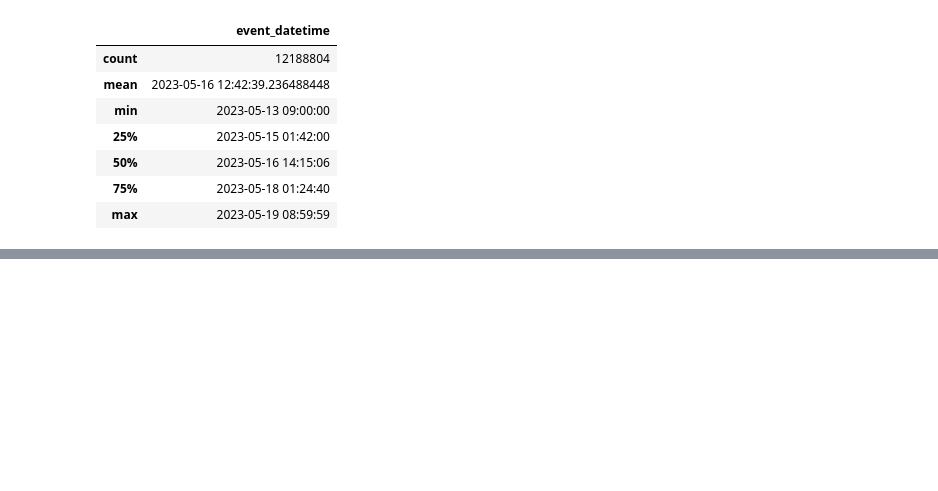
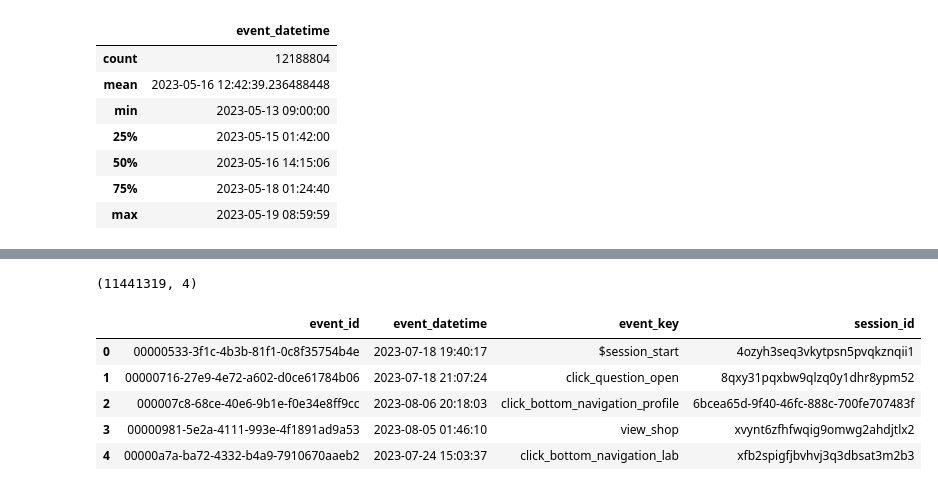
Before and after one commit to seung127/codeit_project, a Jupyter notebook: codeit-project-docker/notebooks/convert_parquet.ipynb, the cells around one changed output, grey strips where cells are left out. Cells and saved outputs as stored; diff of their text form; code cells hidden in the pictures; blank space fills up the shorter version.

```diff
--- a/codeit-project-docker/notebooks/convert_parquet.ipynb
+++ b/codeit-project-docker/notebooks/convert_parquet.ipynb
@@ -177,0 +311,19 @@ df_230512_test.describe()
+# %%
+# session_id 소문자로 바꾸기
+hackle_events_df['session_id'] = hackle_events_df['session_id'].str.lower()
+# %%
+# 필요없는 컬럼 날리기
+hackle_events_df = hackle_events_df.drop(columns=['question_id', 'heart_balance', 'votes_count', 'friend_count', 'page_name', 'item_name', 'id'])
+# %%
+hackle_events_df.shape
+# %% [output]
+(11441319, 4)
+# %%
+hackle_events_df.head()
+# %% [output]
+|  | event_id | event_datetime | event_key | session_id |
+| 0 | 00000533-3f1c-4b3b-81f1-0c8f35754b4e | 2023-07-18 19:40:17 | $session_start | 4ozyh3seq3vkytpsn5pvqkznqii1 |
+| 1 | 00000716-27e9-4e72-a602-d0ce61784b06 | 2023-07-18 21:07:24 | click_question_open | 8qxy31pqxbw9qlzq0y1dhr8ypm52 |
+| 2 | 000007c8-68ce-40e6-9b1e-f0e34e8ff9cc | 2023-08-06 20:18:03 | click_bottom_navigation_profile | 6bcea65d-9f40-46fc-888c-700fe707483f |
+| 3 | 00000981-5e2a-4111-993e-4f1891ad9a53 | 2023-08-05 01:46:10 | view_shop | xvynt6zfhfwqig9omwg2ahdjtlx2 |
+| 4 | 00000a7a-ba72-4332-b4a9-7910670aaeb2 | 2023-07-24 15:03:37 | click_bottom_navigation_lab | xfb2spigfjbvhvj3q3dbsat3m2b3 |
```
Also changed, not shown: parts of 11 cells of this notebook.
